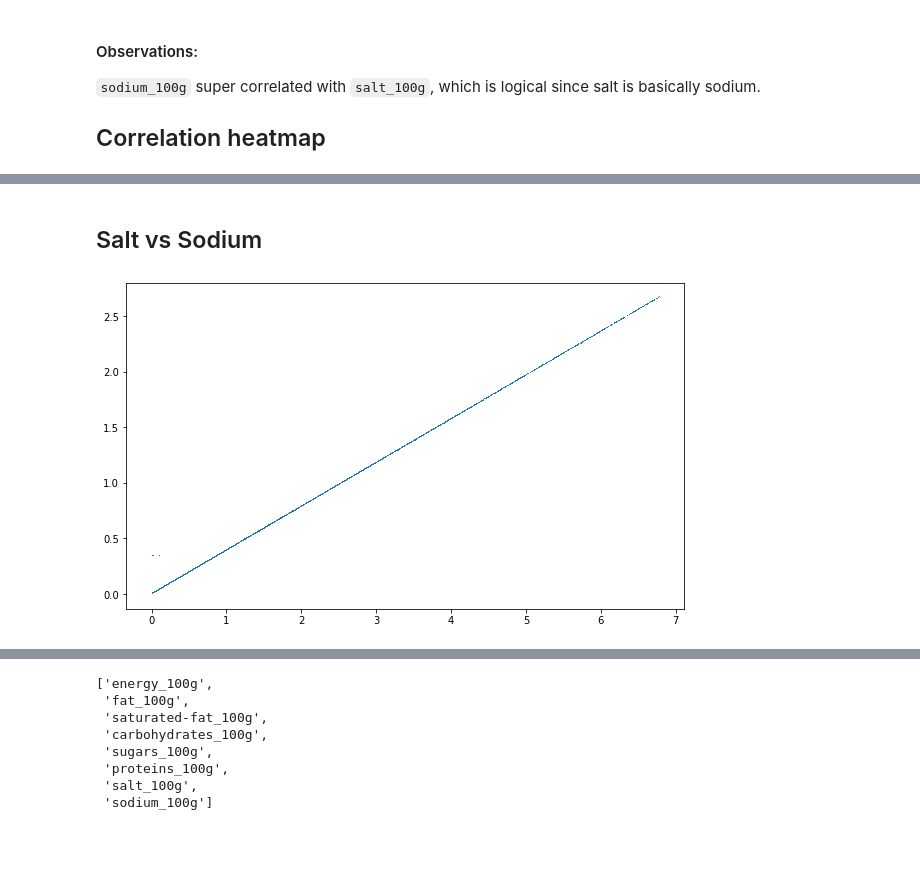
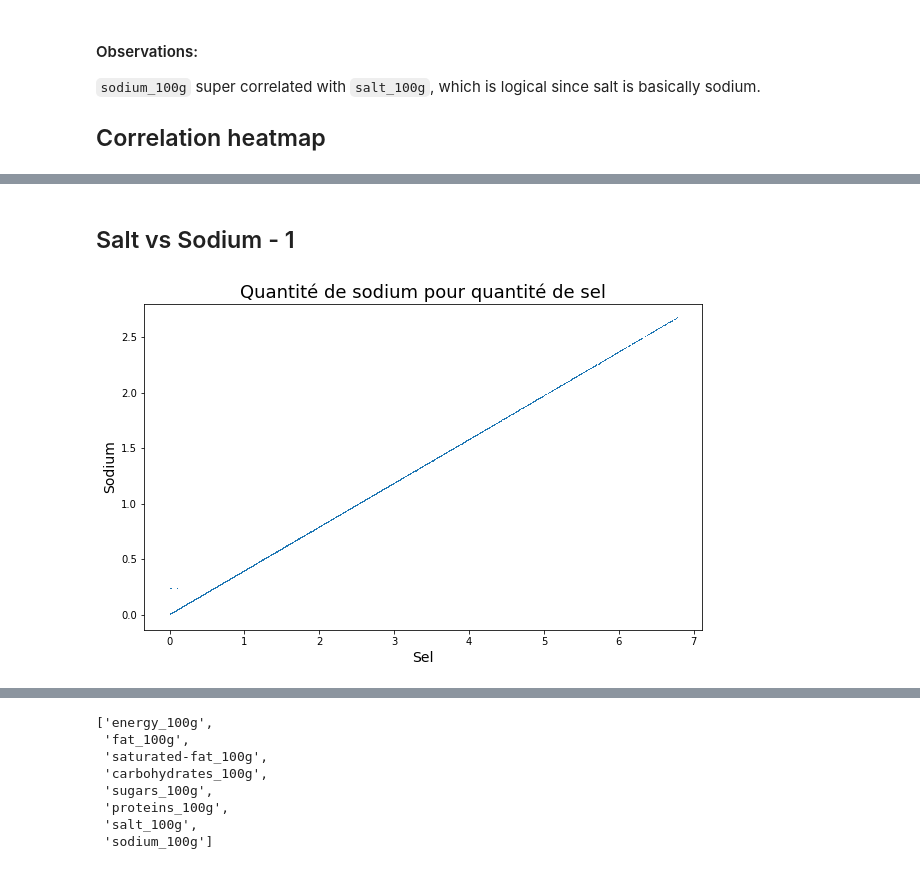
Before and after one commit to Axelibnida/My_projects, a Jupyter notebook: Data cleaning and Analyses/Data_analysis.ipynb, the cells around one changed output, grey strips where cells are left out. Saved outputs shown, nothing was run; the diff lists cells and outputs as text; code cells hidden in the pictures; blank space fills up the shorter version.

```diff
--- a/Data cleaning and Analyses/Data_analysis.ipynb
+++ b/Data cleaning and Analyses/Data_analysis.ipynb
@@ -501,11 +650,14 @@ sns.heatmap(corrMatrix, annot=True)
 # %% [markdown]
-## Salt vs Sodium
+## Salt vs Sodium - 1
 # %%
-plt.figure(figsize=(10,6))
+fig, ax = plt.subplots(figsize=(10,6))
 plt.plot(data['salt_100g'], data['sodium_100g'], ',')
+ax.set_xlabel('Sel', size=14)
+ax.set_ylabel("Sodium", size=14)
+plt.title('Quantité de sodium pour quantité de sel', size=18)
 plt.show()
 # %% [output]
-[figure, old version]
+[figure, new version]
 # %%
 data[['product_name', 'sodium_100g']].sort_values(by='sodium_100g', ascending=False).head(10)
 # %% [output]
```
Also changed, not shown: parts of 85 cells of this notebook, 2 other files.
